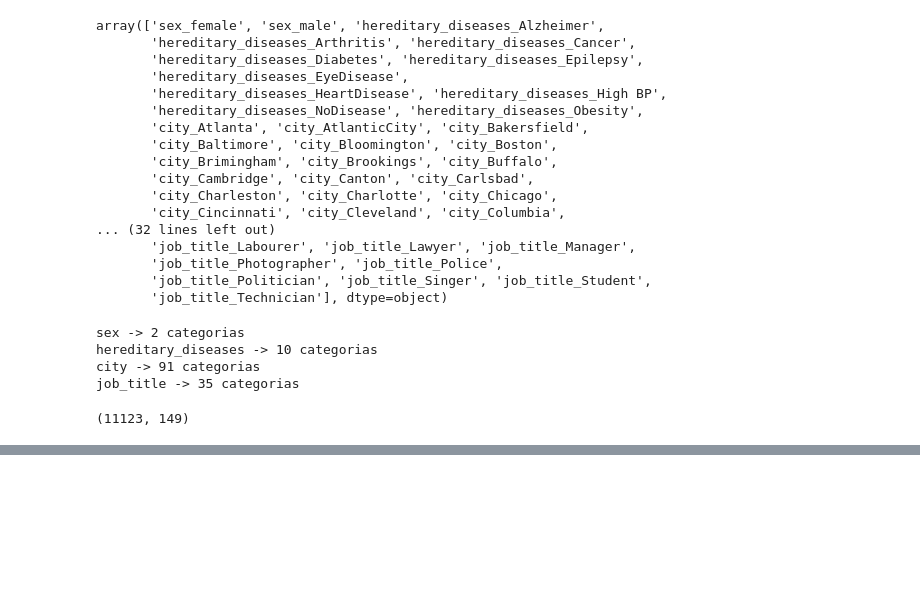
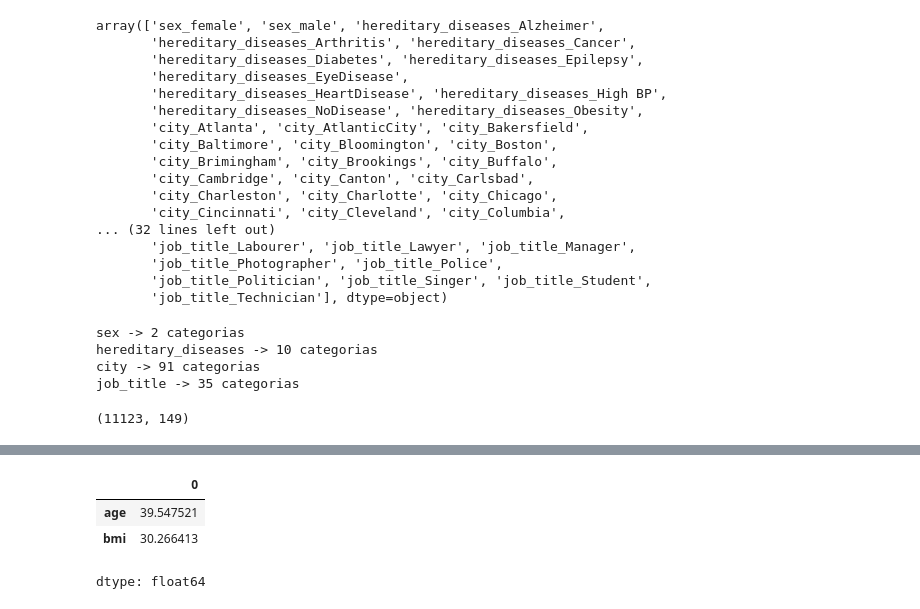
Before and after one commit to DalpesCS50/trab_estagio4_health-insurance-claims-prediction, a Jupyter notebook: notebooks/01_exploracao_inicial_health_insurance.ipynb, the cells around one changed output, grey strips where cells are left out. Drawn from its saved outputs; the diff is of its cells as text; code cells hidden in the pictures; blank space fills up the shorter version.

```diff
--- a/notebooks/01_exploracao_inicial_health_insurance.ipynb
+++ b/notebooks/01_exploracao_inicial_health_insurance.ipynb
@@ -2235,0 +2274,8 @@ X_dev_transformado.shape
+# %%
+df['age'].mean()
+df[['age', 'bmi']].mean()
+# %% [output]
+|  | 0 |
+| age | 39.547521 |
+| bmi | 30.266413 |
+dtype: float64
```
Also changed, not shown: parts of 14 cells of this notebook.
